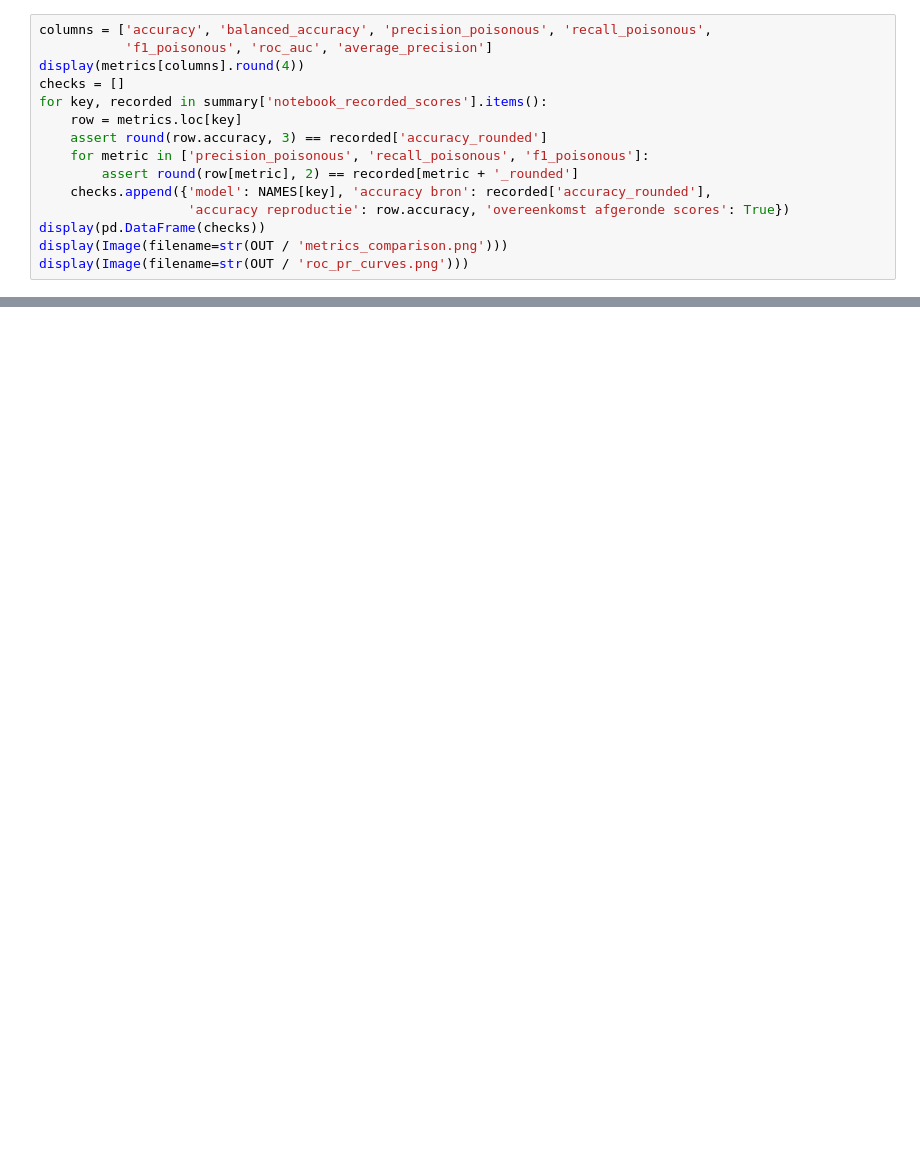
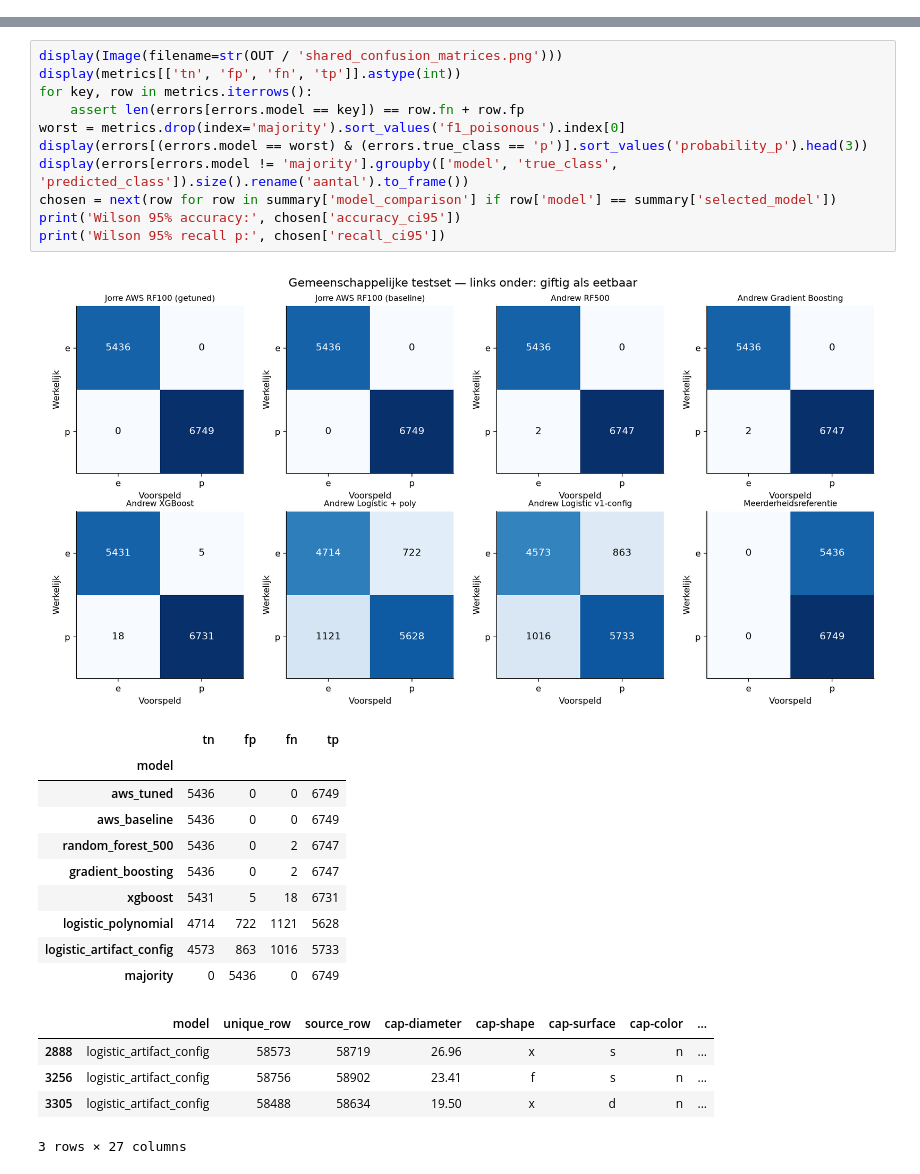
Before and after one commit to JorreVanDyck10/DeepLearningTeam10, a Jupyter notebook: secondary_mushroom/09_compare_models.ipynb, the cells around one changed output, grey strips where cells are left out. Saved outputs shown, nothing was run; the diff lists cells and outputs as text; blank space fills up the shorter version.

```diff
--- a/secondary_mushroom/09_compare_models.ipynb
+++ b/secondary_mushroom/09_compare_models.ipynb
@@ -204,15 +0,0 @@ Andrew; een controle met twee threads leverde andere scores op.
-# %%
-columns = ['accuracy', 'balanced_accuracy', 'precision_poisonous', 'recall_poisonous',
-           'f1_poisonous', 'roc_auc', 'average_precision']
-display(metrics[columns].round(4))
-checks = []
-for key, recorded in summary['notebook_recorded_scores'].items():
-    row = metrics.loc[key]
-    assert round(row.accuracy, 3) == recorded['accuracy_rounded']
-    for metric in ['precision_poisonous', 'recall_poisonous', 'f1_poisonous']:
-        assert round(row[metric], 2) == recorded[metric + '_rounded']
-    checks.append({'model': NAMES[key], 'accuracy bron': recorded['accuracy_rounded'],
-                   'accuracy reproductie': row.accuracy, 'overeenkomst afgeronde scores': True})
-display(pd.DataFrame(checks))
-display(Image(filename=str(OUT / 'metrics_comparison.png')))
-display(Image(filename=str(OUT / 'roc_pr_curves.png')))
@@ -405,0 +353,28 @@ versies en valideer de geëxporteerde pipeline in de doelomgeving, zoals beschre
+# %%
+display(Image(filename=str(OUT / 'shared_confusion_matrices.png')))
+display(metrics[['tn', 'fp', 'fn', 'tp']].astype(int))
+for key, row in metrics.iterrows():
+    assert len(errors[errors.model == key]) == row.fn + row.fp
+worst = metrics.drop(index='majority').sort_values('f1_poisonous').index[0]
+display(errors[(errors.model == worst) & (errors.true_class == 'p')].sort_values('probability_p').head(3))
+display(errors[errors.model != 'majority'].groupby(['model', 'true_class', 'predicted_class']).size().rename('aantal').to_frame())
+chosen = next(row for row in summary['model_comparison'] if row['model'] == summary['selected_model'])
+print('Wilson 95% accuracy:', chosen['accuracy_ci95'])
+print('Wilson 95% recall p:', chosen['recall_ci95'])
+# %% [output]
+[figure, added]
+|  | tn | fp | fn | tp |
+| model |  |  |  |  |
+| aws_tuned | 5436 | 0 | 0 | 6749 |
+| aws_baseline | 5436 | 0 | 0 | 6749 |
+| random_forest_500 | 5436 | 0 | 2 | 6747 |
+| gradient_boosting | 5436 | 0 | 2 | 6747 |
+| xgboost | 5431 | 5 | 18 | 6731 |
+| logistic_polynomial | 4714 | 722 | 1121 | 5628 |
+| logistic_artifact_config | 4573 | 863 | 1016 | 5733 |
+| majority | 0 | 5436 | 0 | 6749 |
+|  | model | unique_row | source_row | cap-diameter | cap-shape | cap-surface | cap-color | ... |
+| 2888 | logistic_artifact_config | 58573 | 58719 | 26.96 | x | s | n | ... |
+| 3256 | logistic_artifact_config | 58756 | 58902 | 23.41 | f | s | n | ... |
+| 3305 | logistic_artifact_config | 58488 | 58634 | 19.50 | x | d | n | ... |
+3 rows × 27 columns
```
Also changed, not shown: parts of 40 cells of this notebook, 23 other files.
